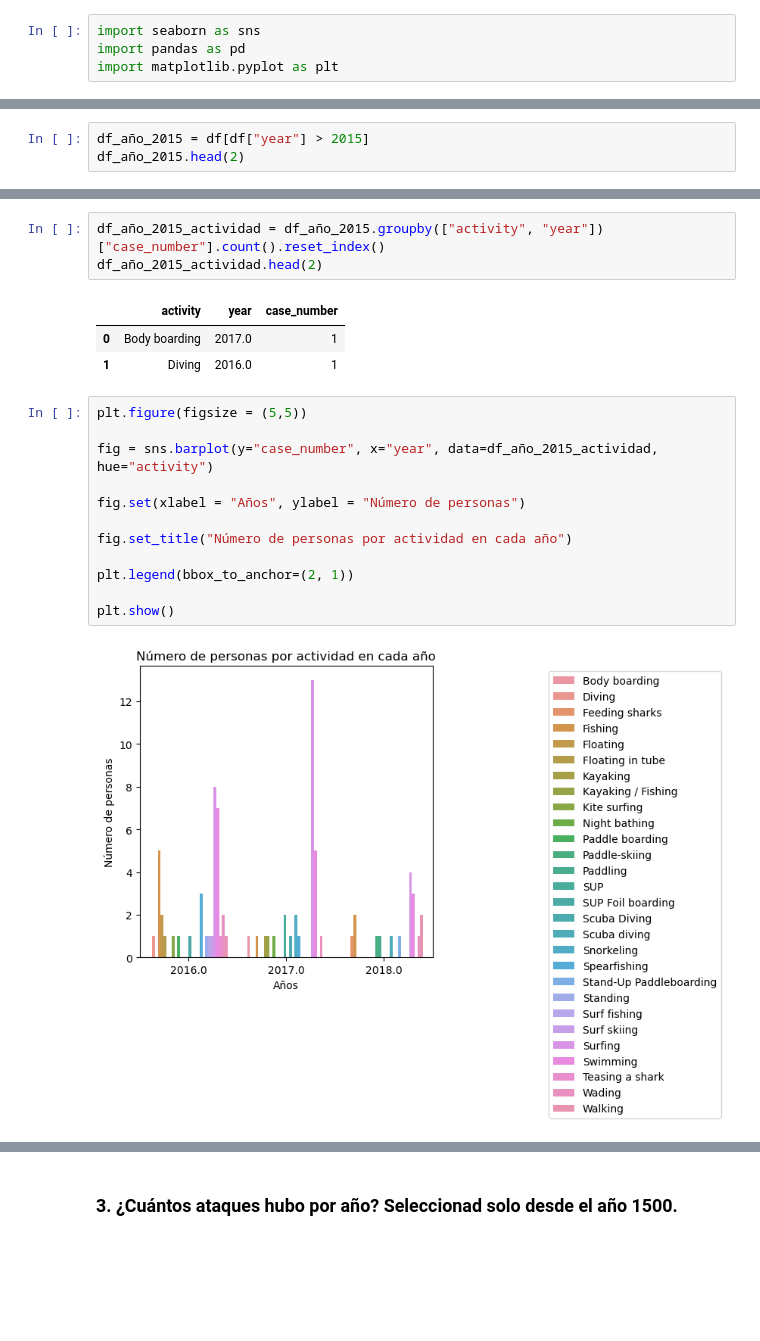
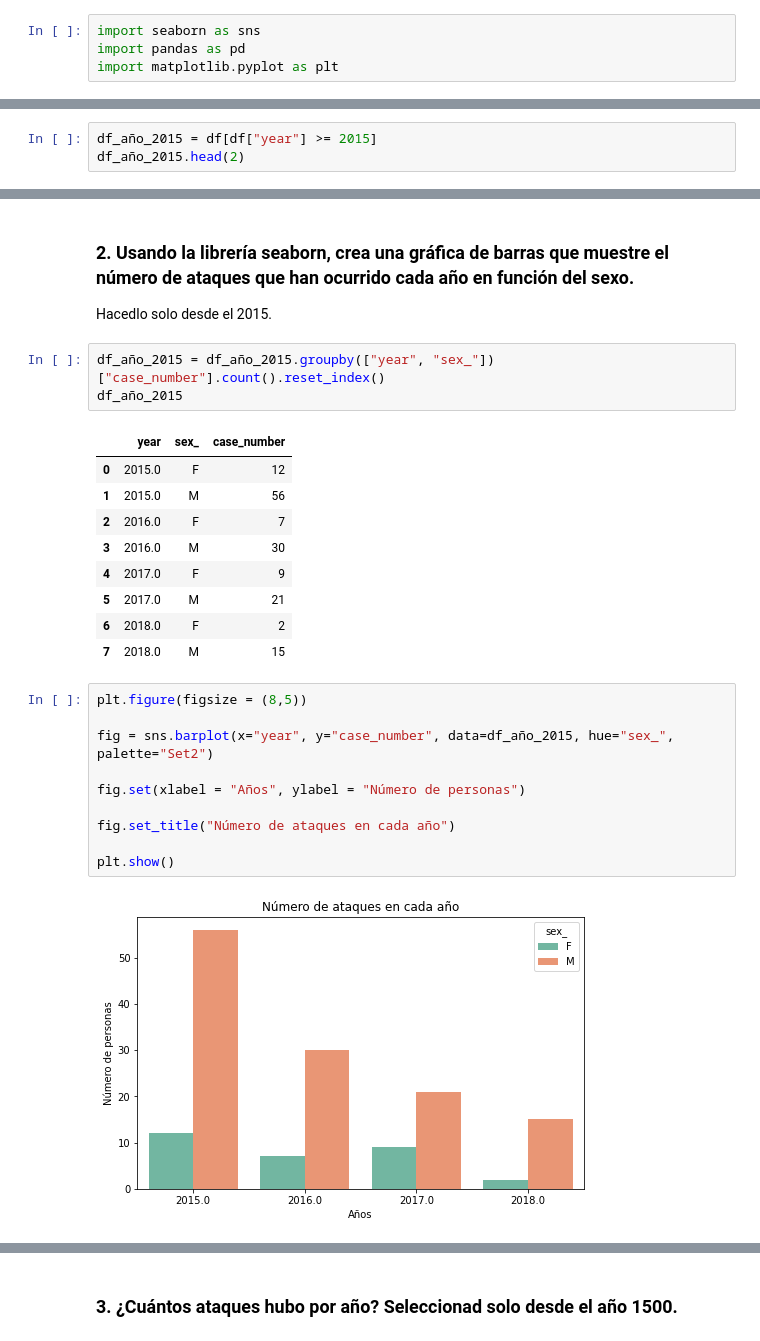
Before and after one commit to Adalab/DA-promo-c-modulo-2-sprint-1-Laura-Pilar, a Jupyter notebook: Visualizacion/Leccion-7-Visualizacion-3/Visualizacion-3-Seaborn.ipynb, the cells around one changed output, grey strips where cells are left out. Cells and saved outputs as stored; diff of their text form; blank space fills up the shorter version.

```diff
--- a/Visualizacion/Leccion-7-Visualizacion-3/Visualizacion-3-Seaborn.ipynb
+++ b/Visualizacion/Leccion-7-Visualizacion-3/Visualizacion-3-Seaborn.ipynb
@@ -20,5 +25,5 @@ df.head(2)
 # %%
-df_año_2015 = df[df["year"] > 2015]
+df_año_2015 = df[df["year"] >= 2015]
 df_año_2015.head(2)
 # %% [output]
 |  | case_number | unnamed:_0_x | year | type | country | area | location | activity | name | sex_ | ... |
@@ -27,21 +48,29 @@ df_año_2015.head(2)
+# %% [markdown]
+### 2. Usando la librería seaborn, crea una gráfica de barras que muestre el número de ataques que han ocurrido cada año en función del sexo.
+
+Hacedlo solo desde el 2015.
 # %%
-df_año_2015_actividad = df_año_2015.groupby(["activity", "year"])["case_number"].count().reset_index()
-df_año_2015_actividad.head(2)
+df_año_2015 = df_año_2015.groupby(["year", "sex_"])["case_number"].count().reset_index()
+df_año_2015
 # %% [output]
-|  | activity | year | case_number |
-| 0 | Body boarding | 2017.0 | 1 |
-| 1 | Diving | 2016.0 | 1 |
+|  | year | sex_ | case_number |
+| 0 | 2015.0 | F | 12 |
+| 1 | 2015.0 | M | 56 |
+| 2 | 2016.0 | F | 7 |
+| 3 | 2016.0 | M | 30 |
+| 4 | 2017.0 | F | 9 |
+| 5 | 2017.0 | M | 21 |
+| 6 | 2018.0 | F | 2 |
+| 7 | 2018.0 | M | 15 |
 # %%
-plt.figure(figsize = (5,5))
+plt.figure(figsize = (8,5))
 
-fig = sns.barplot(y="case_number", x="year", data=df_año_2015_actividad, hue="activity")
+fig = sns.barplot(x="year", y="case_number", data=df_año_2015, hue="sex_", palette="Set2")
 
 fig.set(xlabel = "Años", ylabel = "Número de personas")
 
-fig.set_title("Número de personas por actividad en cada año")
-
-plt.legend(bbox_to_anchor=(2, 1))
+fig.set_title("Número de ataques en cada año")
 
 plt.show()
 # %% [output]
-[figure, old version]
+[figure, new version]
```
Also changed, not shown: parts of 17 cells of this notebook, 15 other files.
